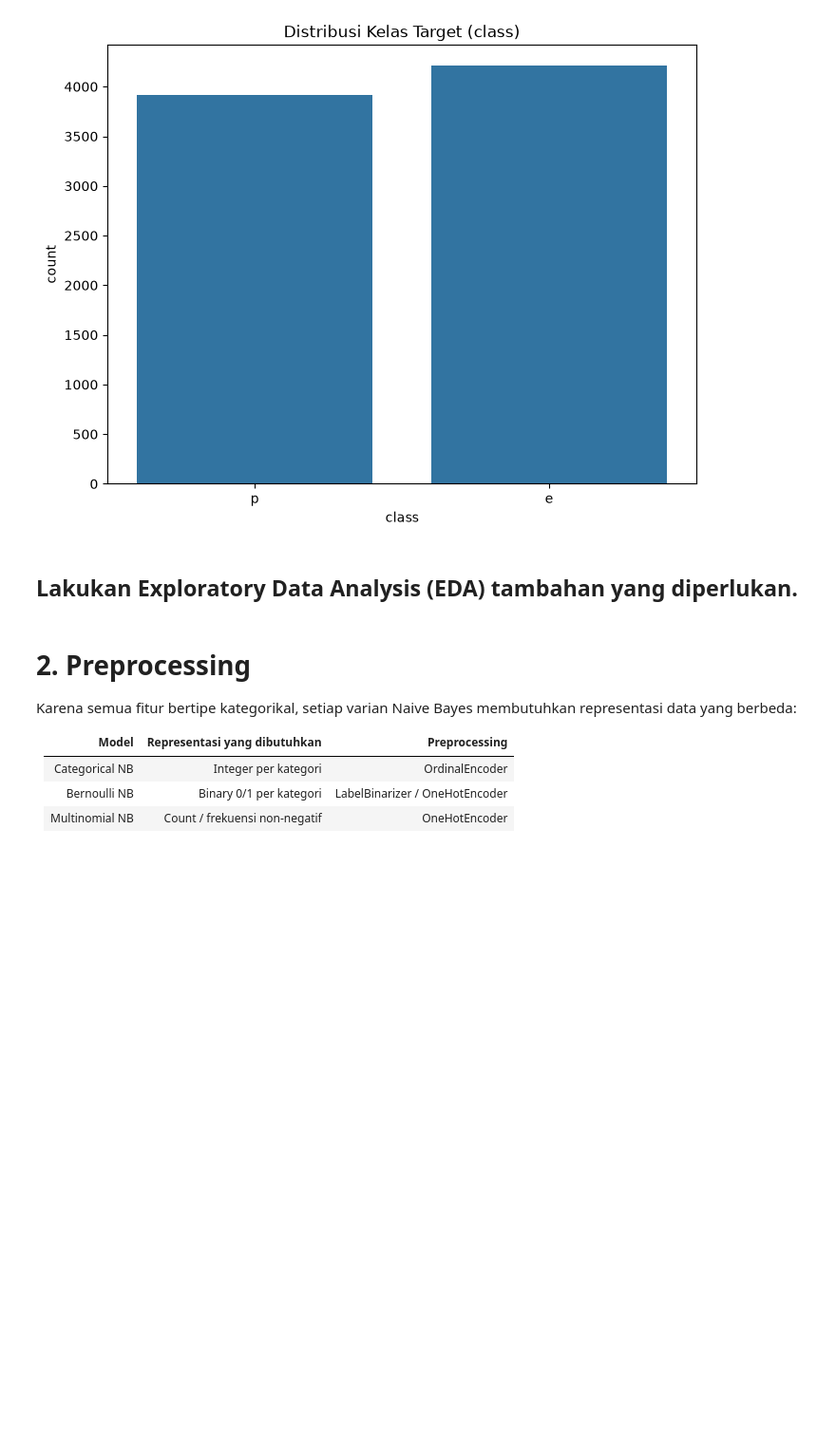
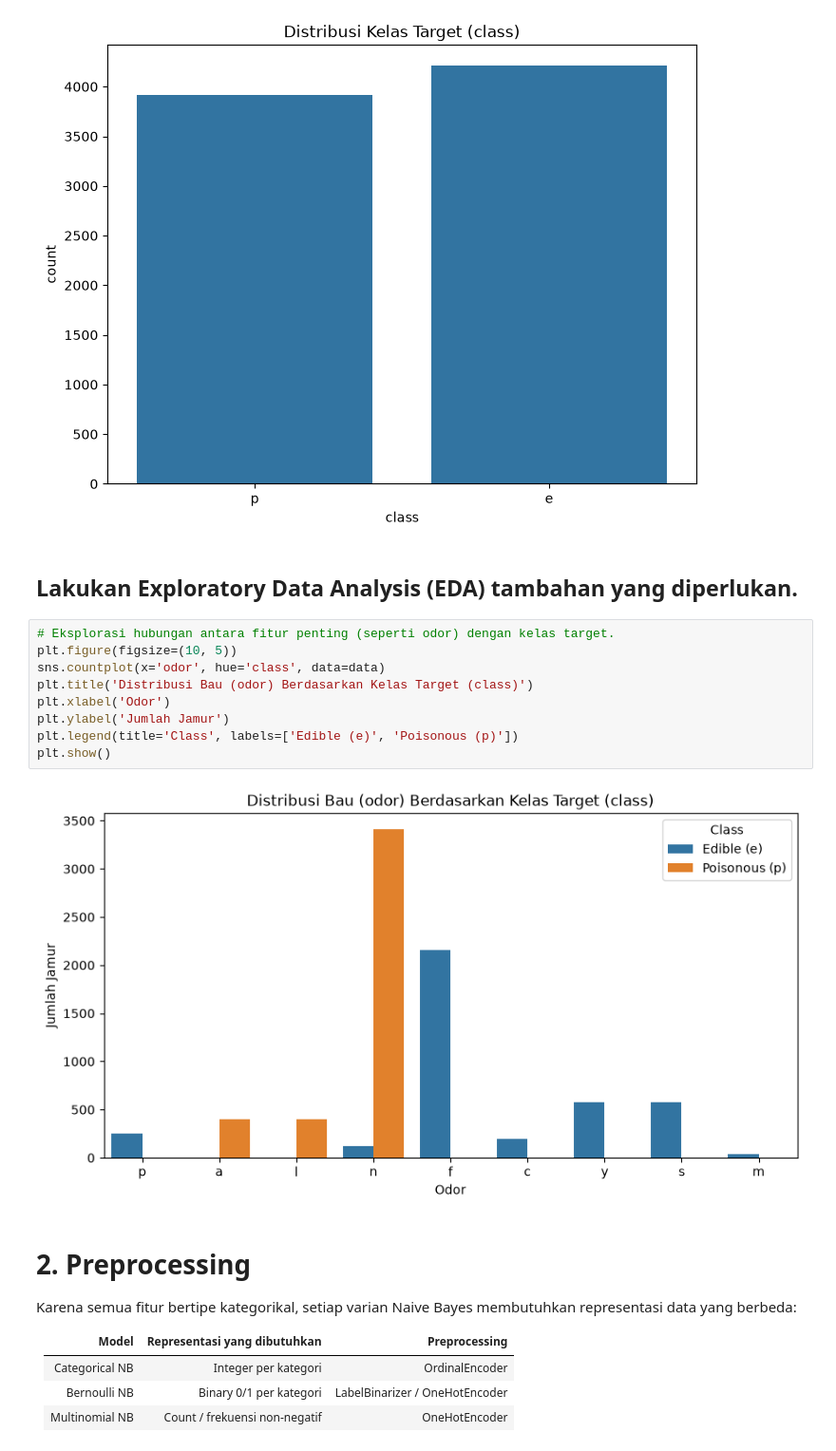
Before and after one commit to AIEngCourses/ml, a Jupyter notebook: 2_NB/1_NB_Logreg_5054251024.ipynb, the cells around one changed output. Shown at 95% size. Cells and saved outputs as stored; diff of their text form; blank space fills up the shorter version.

```diff
--- a/2_NB/1_NB_Logreg_5054251024.ipynb
+++ b/2_NB/1_NB_Logreg_5054251024.ipynb
@@ -121,6 +119,17 @@ Text(0.5, 1.0, 'Distribusi Kelas Target (class)')
 [figure]
 # %% [markdown]
 ## Lakukan Exploratory Data Analysis (EDA) tambahan yang diperlukan.
+# %%
+# Eksplorasi hubungan antara fitur penting (seperti odor) dengan kelas target.
+plt.figure(figsize=(10, 5))
+sns.countplot(x='odor', hue='class', data=data)
+plt.title('Distribusi Bau (odor) Berdasarkan Kelas Target (class)')
+plt.xlabel('Odor')
+plt.ylabel('Jumlah Jamur')
+plt.legend(title='Class', labels=['Edible (e)', 'Poisonous (p)'])
+plt.show()
+# %% [output]
+[figure, added]
 # %% [markdown]
 # 2. Preprocessing
 
```
Also changed, not shown: parts of 24 cells of this notebook.
